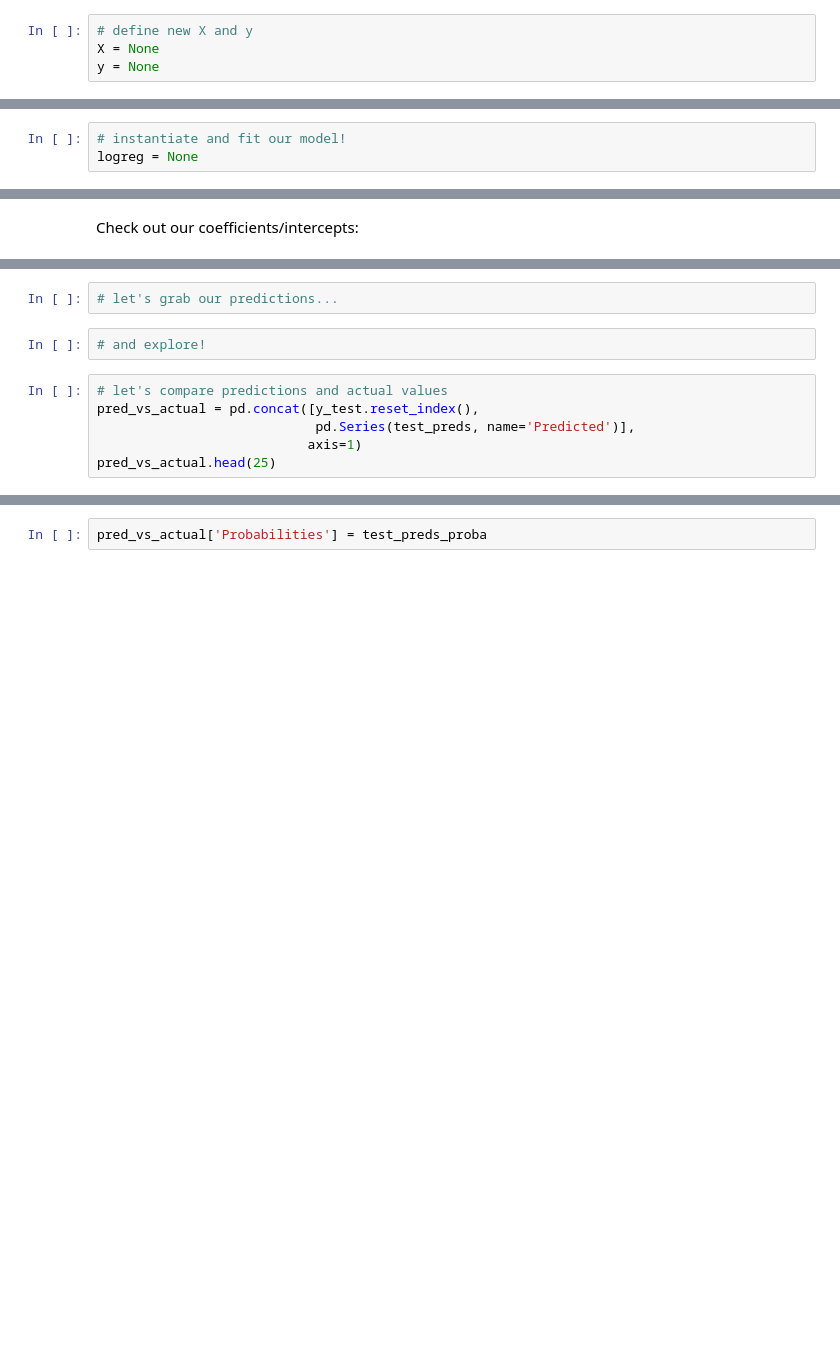
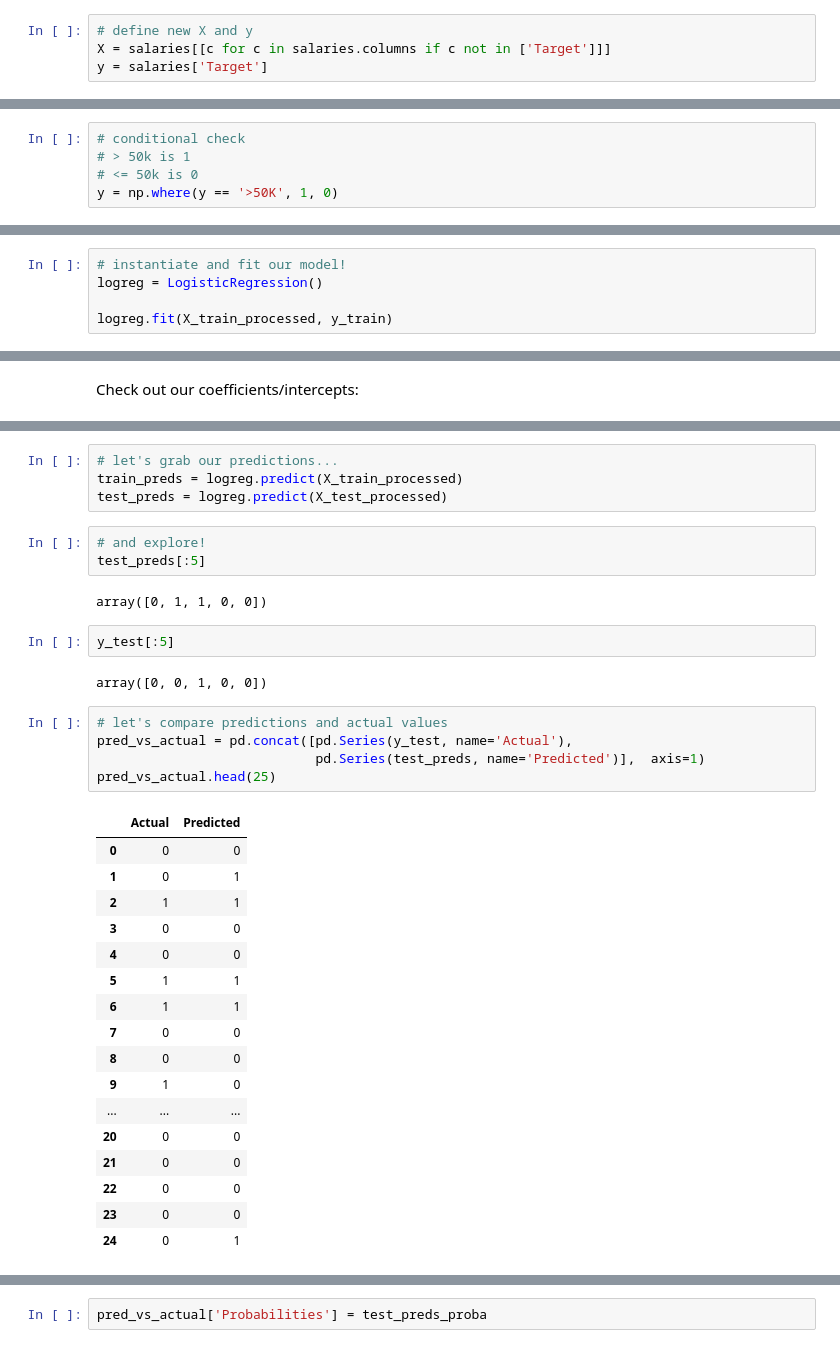
Before and after one commit to jingyunw/Online-DS-PT-092820, a Jupyter notebook: Phase3/25-LinearToLogisticRegression.ipynb, the cells around one changed output, grey strips where cells are left out. Cells and saved outputs as stored; diff of their text form; blank space fills up the shorter version.

```diff
--- a/Phase3/25-LinearToLogisticRegression.ipynb
+++ b/Phase3/25-LinearToLogisticRegression.ipynb
@@ -289,4 +312,4 @@ salaries.info()
 # %%
 # define new X and y
-X = None
-y = None
+X = salaries[[c for c in salaries.columns if c not in ['Target']]]
+y = salaries['Target']
@@ -292,0 +322,5 @@ y = None
+# %%
+# conditional check
+# > 50k is 1
+# <= 50k is 0
+y = np.where(y == '>50K', 1, 0)
@@ -330,3 +418,5 @@ X_train_processed.head()
 # %%
 # instantiate and fit our model!
-logreg = None
+logreg = LogisticRegression()
+
+logreg.fit(X_train_processed, y_train)
@@ -337,10 +479,36 @@ Check out our coefficients/intercepts:
 # %%
 # let's grab our predictions...
+train_preds = logreg.predict(X_train_processed)
+test_preds = logreg.predict(X_test_processed)
 # %%
 # and explore!
+test_preds[:5]
+# %% [output]
+array([0, 1, 1, 0, 0])
+# %%
+y_test[:5]
+# %% [output]
+array([0, 0, 1, 0, 0])
 # %%
 # let's compare predictions and actual values
-pred_vs_actual = pd.concat([y_test.reset_index(),
-                            pd.Series(test_preds, name='Predicted')],
-                           axis=1)
+pred_vs_actual = pd.concat([pd.Series(y_test, name='Actual'),
+                            pd.Series(test_preds, name='Predicted')],  axis=1)
 pred_vs_actual.head(25)
+# %% [output]
+|  | Actual | Predicted |
+| 0 | 0 | 0 |
+| 1 | 0 | 1 |
+| 2 | 1 | 1 |
+| 3 | 0 | 0 |
+| 4 | 0 | 0 |
+| 5 | 1 | 1 |
+| 6 | 1 | 1 |
+| 7 | 0 | 0 |
+| 8 | 0 | 0 |
+| 9 | 1 | 0 |
+| ... | ... | ... |
+| 20 | 0 | 0 |
+| 21 | 0 | 0 |
+| 22 | 0 | 0 |
+| 23 | 0 | 0 |
+| 24 | 0 | 1 |
```
Also changed, not shown: parts of 28 cells of this notebook.
